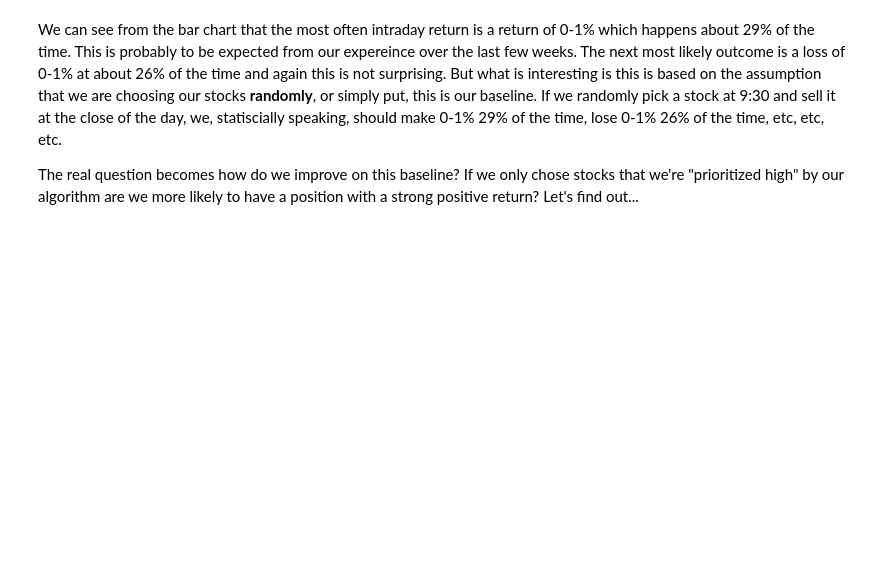
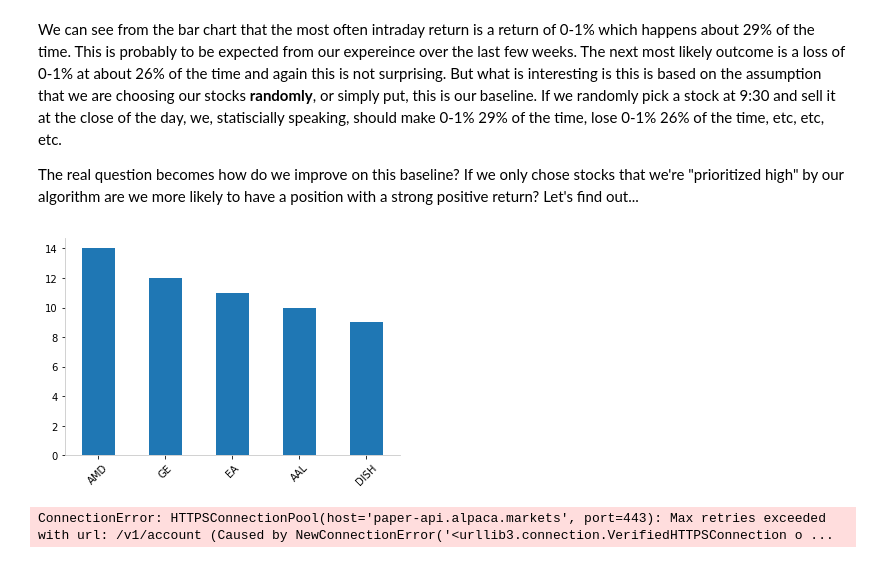
Before and after one commit to clcarver1130/carver_hunt_trading, a Jupyter notebook: stats_analysis.ipynb, the cells around one changed output. Saved outputs shown, nothing was run; the diff lists cells and outputs as text; code cells hidden in the pictures; blank space fills up the shorter version.

```diff
--- a/stats_analysis.ipynb
+++ b/stats_analysis.ipynb
@@ -78,3 +78,17 @@ plt.show()
 We can see from the bar chart that the most often intraday return is a return of 0-1% which happens about 29% of the time. This is probably to be expected from our expereince over the last few weeks. The next most likely outcome is a loss of 0-1% at about 26% of the time and again this is not surprising. But what is interesting is this is based on the assumption that we are choosing our stocks **randomly**, or simply put, this is our baseline. If we randomly pick a stock at 9:30 and sell it at the close of the day, we, statiscially speaking, should make 0-1% 29% of the time, lose 0-1% 26% of the time, etc, etc, etc.
 
 The real question becomes how do we improve on this baseline? If we only chose stocks that we're "prioritized high" by our algorithm are we more likely to have a position with a strong positive return? Let's find out...
+# %%
+ax = df_returns.sort_values('> 3%', ascending=False)[0:5]['> 3%'].plot(kind='bar', color=tableau_blue)
+ax.spines['right'].set_visible(False)
+ax.spines['top'].set_visible(False)
+ax.spines['bottom'].set_color(grey)
+ax.spines['left'].set_color(grey)
+plt.xticks(rotation=45)
+plt.show()
+# %% [output]
+[figure, added]
+# %%
+api.get_account()
+# %% [output]
+ConnectionError: HTTPSConnectionPool(host='paper-api.alpaca.markets', port=443): Max retries exceeded with url: /v1/account (Caused by NewConnectionError('<urllib3.connection.VerifiedHTTPSConnection o ...
```
Also changed, not shown: parts of 2 cells of this notebook, 5 other files.
